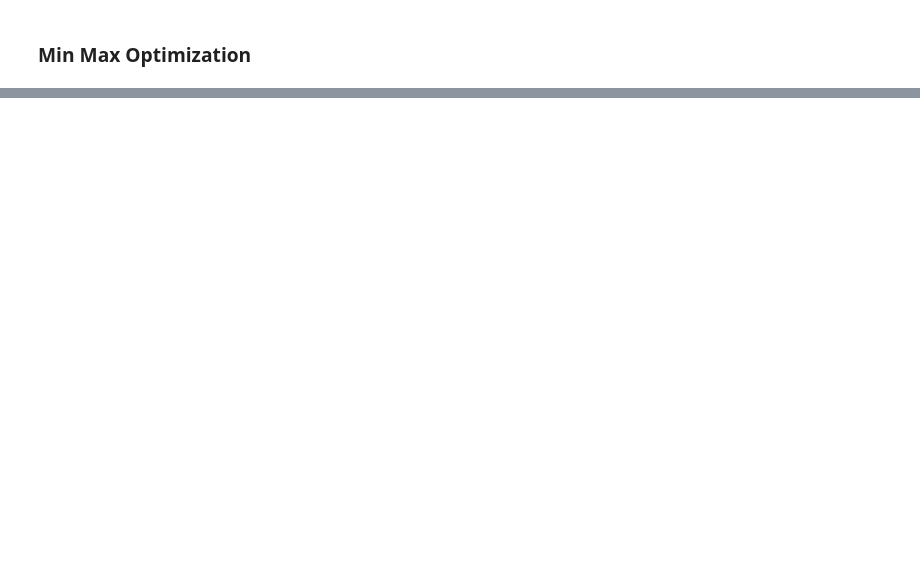
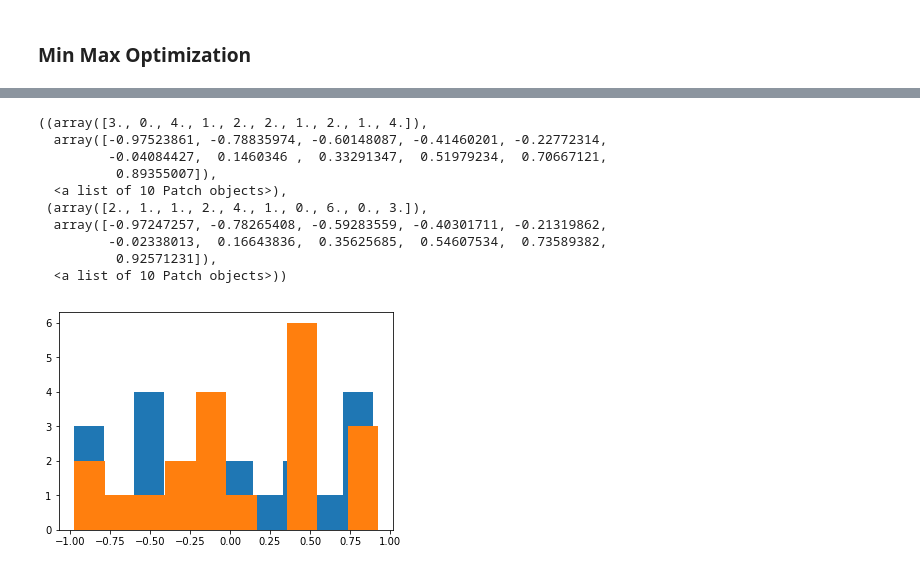
Before and after one commit to JTT94/optimal_quantization, a Jupyter notebook: notebooks/Gaussian Quantization.ipynb, the cells around one changed output, grey strips where cells are left out. Cells and saved outputs as stored; diff of their text form; code cells hidden in the pictures; blank space fills up the shorter version.

```diff
--- a/notebooks/Gaussian Quantization.ipynb
+++ b/notebooks/Gaussian Quantization.ipynb
@@ -207,3 +147,23 @@ tensor(-0.4624, dtype=torch.float64, grad_fn=<NegBackward>)
+# %%
+n_iters = 1000
+n_sub_iters = 10
+multiplier = 5
+num_atoms = 20
+dim = 2
+
+# init vectors
+y = torch.tensor(2*(-0.5+np.random.random(size=(num_atoms,dim))), requires_grad = False)
+g = torch.tensor(np.random.random(size=num_atoms), requires_grad = True)
+b = torch.ones(num_atoms)/ torch.tensor(num_atoms)
+epsilon = torch.tensor(2.)
+
+# optimizers
+learning_rate = 0.1
+optimizer_atoms = torch.optim.SGD([y], lr=learning_rate, momentum=0.9, nesterov=True)
+optimizer_map = torch.optim.SGD([g], lr=learning_rate, momentum=0.9, nesterov=True)
+
+scheduler_atoms = StepLR(optimizer_atoms, step_size=1, gamma=0.8)
+scheduler_map = StepLR(optimizer_map, step_size=1, gamma=0.8)
 # %% [markdown]
 ### Min Max Optimization
 # %%
@@ -290,0 +248,14 @@ tensor([[nan, nan],
+# %%
+plt.hist(ys[:,0]), plt.hist(ys[:,1])
+# %% [output]
+((array([3., 0., 4., 1., 2., 2., 1., 2., 1., 4.]),
+  array([-0.97523861, -0.78835974, -0.60148087, -0.41460201, -0.22772314,
+         -0.04084427,  0.1460346 ,  0.33291347,  0.51979234,  0.70667121,
+          0.89355007]),
+  <a list of 10 Patch objects>),
+ (array([2., 1., 1., 2., 4., 1., 0., 6., 0., 3.]),
+  array([-0.97247257, -0.78265408, -0.59283559, -0.40301711, -0.21319862,
+         -0.02338013,  0.16643836,  0.35625685,  0.54607534,  0.73589382,
+          0.92571231]),
+  <a list of 10 Patch objects>))
+[figure, added]
```
Also changed, not shown: parts of 37 cells of this notebook.
